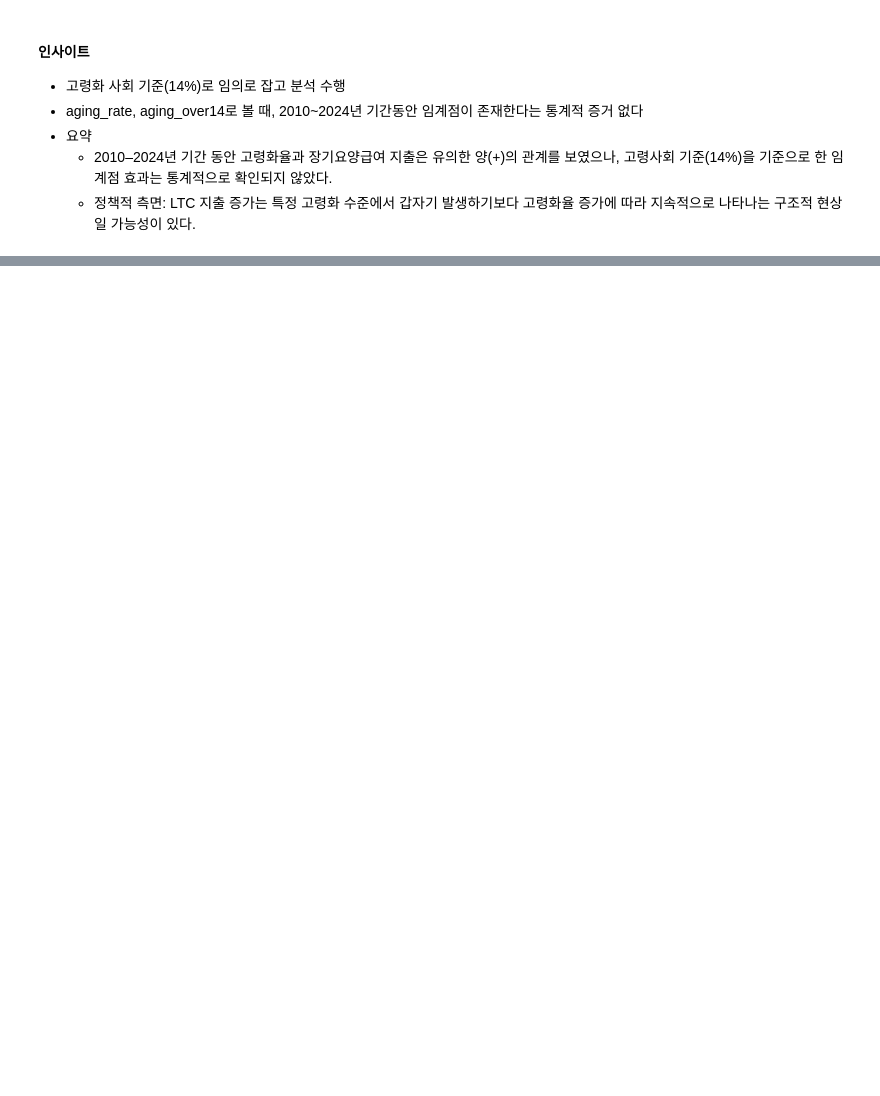
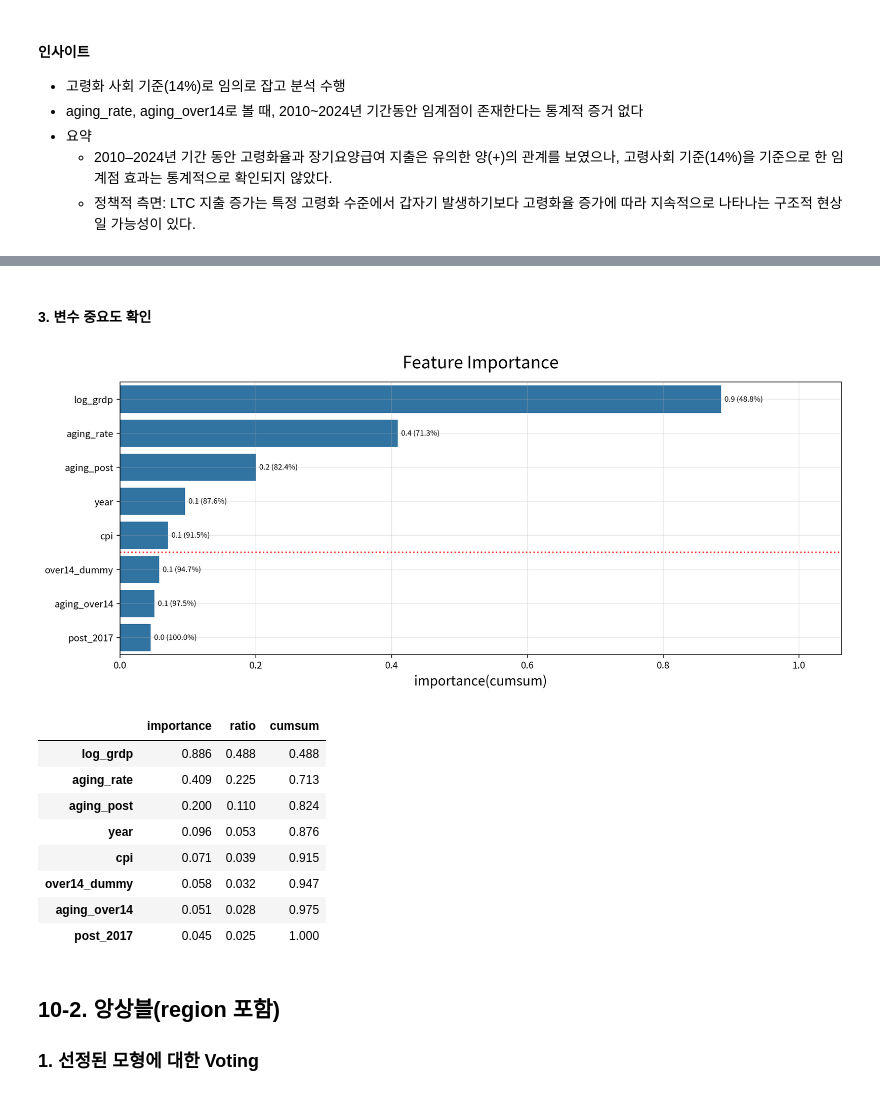
Before and after one commit to JAEYONG0303/For-python-, a Jupyter notebook: LAB 10. 머신러닝/FInal Project/Final.ipynb, the cells around one changed output, grey strips where cells are left out. Saved outputs shown, nothing was run; the diff lists cells and outputs as text; code cells hidden in the pictures; blank space fills up the shorter version.

```diff
--- a/LAB 10. 머신러닝/FInal Project/Final.ipynb
+++ b/LAB 10. 머신러닝/FInal Project/Final.ipynb
@@ -1073,0 +1426,18 @@ Included effects: Entity
+# %% [markdown]
+#### 3. 변수 중요도 확인
+# %%
+hs_feature_importance(tuned, x_train_transformed, y_train_transformed)
+# %% [output]
+[figure, added]
+|  | importance | ratio | cumsum |
+| log_grdp | 0.886 | 0.488 | 0.488 |
+| aging_rate | 0.409 | 0.225 | 0.713 |
+| aging_post | 0.200 | 0.110 | 0.824 |
+| year | 0.096 | 0.053 | 0.876 |
+| cpi | 0.071 | 0.039 | 0.915 |
+| over14_dummy | 0.058 | 0.032 | 0.947 |
+| aging_over14 | 0.051 | 0.028 | 0.975 |
+| post_2017 | 0.045 | 0.025 | 1.000 |
+# %% [markdown]
+## 10-2. 앙상블(region 포함)
+### 1. 선정된 모형에 대한 Voting
```
Also changed, not shown: parts of 52 cells of this notebook, 5 other files.
